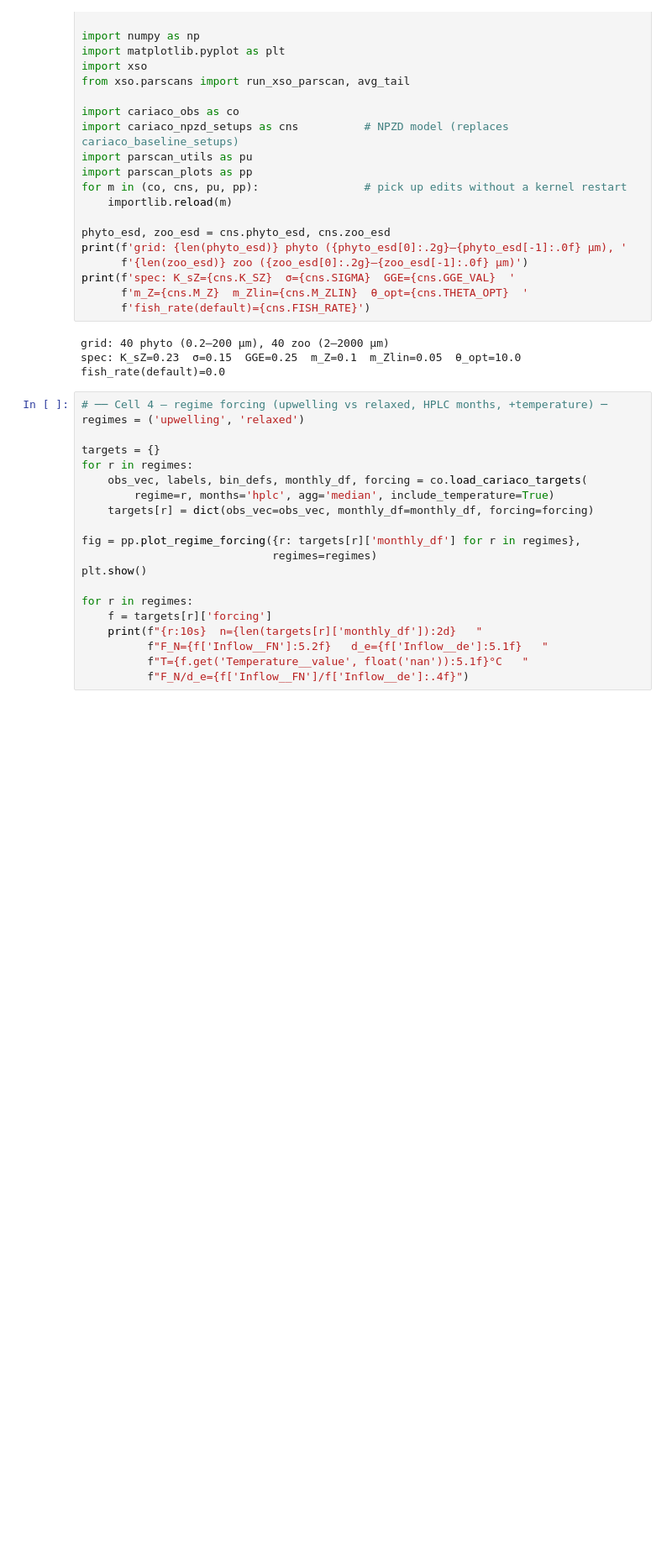
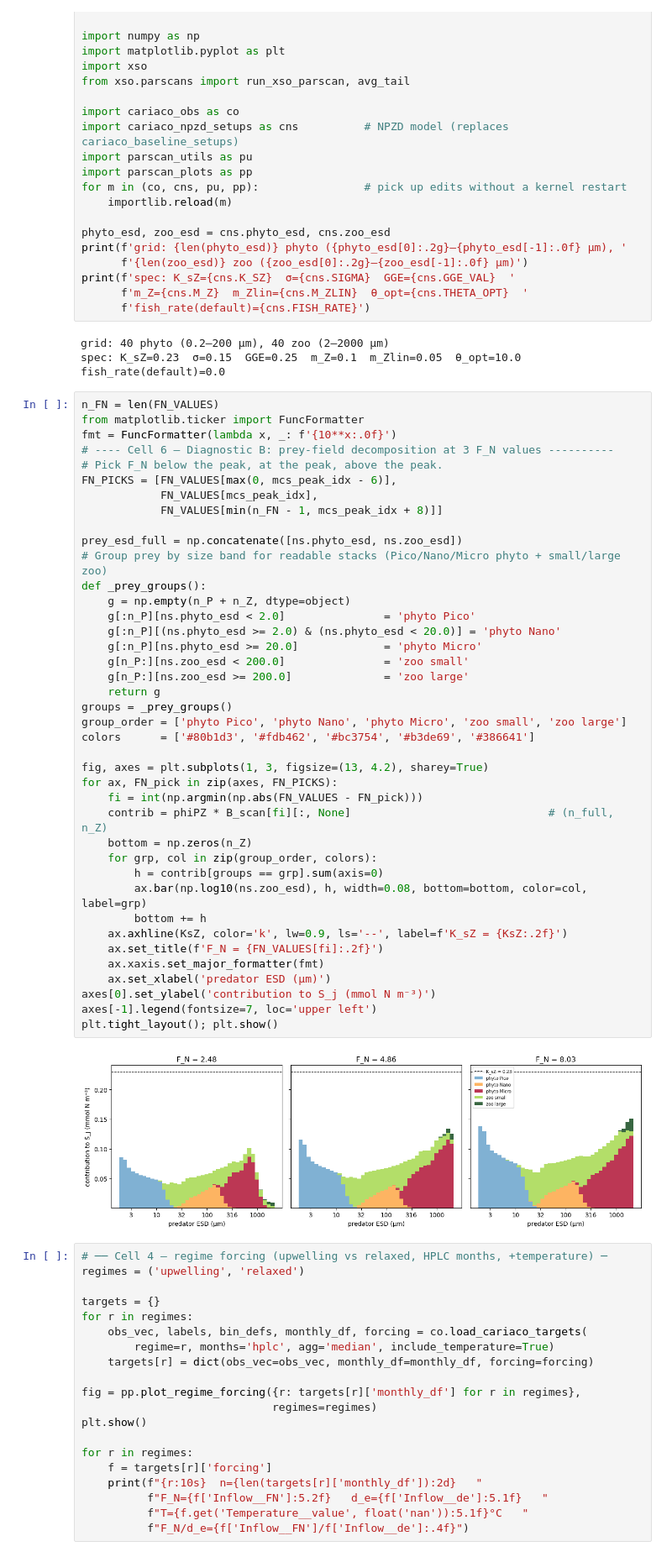
Before and after one commit to ben1post/SSMCariaco, a Jupyter notebook: parameter_scan/r0_testing/FinalBaseline_hump.ipynb, the cells around one changed output. Shown at 84% size. Saved outputs shown, nothing was run; the diff lists cells and outputs as text; blank space fills up the shorter version.

```diff
--- a/parameter_scan/r0_testing/FinalBaseline_hump.ipynb
+++ b/parameter_scan/r0_testing/FinalBaseline_hump.ipynb
@@ -27,6 +27,48 @@ print(f'spec: K_sZ={cns.K_SZ}  σ={cns.SIGMA}  GGE={cns.GGE_VAL}  '
 # %% [output]
 grid: 40 phyto (0.2–200 µm), 40 zoo (2–2000 µm)
 spec: K_sZ=0.23  σ=0.15  GGE=0.25  m_Z=0.1  m_Zlin=0.05  θ_opt=10.0  fish_rate(default)=0.0
+# %%
+n_FN = len(FN_VALUES)
+from matplotlib.ticker import FuncFormatter
+fmt = FuncFormatter(lambda x, _: f'{10**x:.0f}')
+# ---- Cell 6 — Diagnostic B: prey-field decomposition at 3 F_N values ----------
+# Pick F_N below the peak, at the peak, above the peak.
+FN_PICKS = [FN_VALUES[max(0, mcs_peak_idx - 6)],
+            FN_VALUES[mcs_peak_idx],
+            FN_VALUES[min(n_FN - 1, mcs_peak_idx + 8)]]
+
+prey_esd_full = np.concatenate([ns.phyto_esd, ns.zoo_esd])
+# Group prey by size band for readable stacks (Pico/Nano/Micro phyto + small/large zoo)
+def _prey_groups():
+    g = np.empty(n_P + n_Z, dtype=object)
+    g[:n_P][ns.phyto_esd < 2.0]               = 'phyto Pico'
+    g[:n_P][(ns.phyto_esd >= 2.0) & (ns.phyto_esd < 20.0)] = 'phyto Nano'
+    g[:n_P][ns.phyto_esd >= 20.0]             = 'phyto Micro'
+    g[n_P:][ns.zoo_esd < 200.0]               = 'zoo small'
+    g[n_P:][ns.zoo_esd >= 200.0]              = 'zoo large'
+    return g
+groups = _prey_groups()
+group_order = ['phyto Pico', 'phyto Nano', 'phyto Micro', 'zoo small', 'zoo large']
+colors      = ['#80b1d3', '#fdb462', '#bc3754', '#b3de69', '#386641']
+
+fig, axes = plt.subplots(1, 3, figsize=(13, 4.2), sharey=True)
+for ax, FN_pick in zip(axes, FN_PICKS):
+    fi = int(np.argmin(np.abs(FN_VALUES - FN_pick)))
+    contrib = phiPZ * B_scan[fi][:, None]                              # (n_full, n_Z)
+    bottom = np.zeros(n_Z)
+    for grp, col in zip(group_order, colors):
+        h = contrib[groups == grp].sum(axis=0)
+        ax.bar(np.log10(ns.zoo_esd), h, width=0.08, bottom=bottom, color=col, label=grp)
+        bottom += h
+    ax.axhline(KsZ, color='k', lw=0.9, ls='--', label=f'K_sZ = {KsZ:.2f}')
+    ax.set_title(f'F_N = {FN_VALUES[fi]:.2f}')
+    ax.xaxis.set_major_formatter(fmt)
+    ax.set_xlabel('predator ESD (µm)')
+axes[0].set_ylabel('contribution to S_j (mmol N m⁻³)')
+axes[-1].legend(fontsize=7, loc='upper left')
+plt.tight_layout(); plt.show()
+# %% [output]
+[figure, added]
 # %%
 # ── Cell 4 — regime forcing (upwelling vs relaxed, HPLC months, +temperature) ─
 regimes = ('upwelling', 'relaxed')
```
Also changed, not shown: parts of 8 cells of this notebook, 3 other files.
